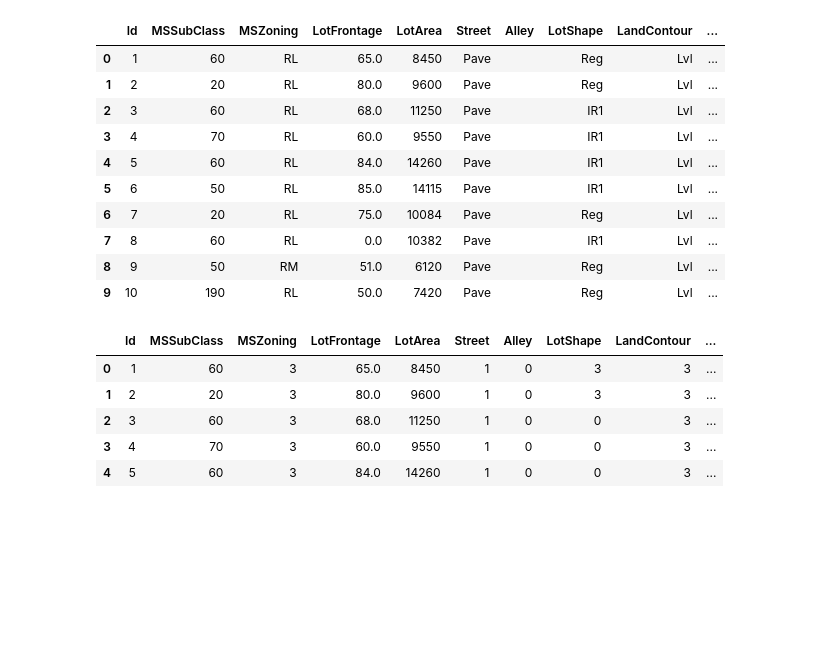
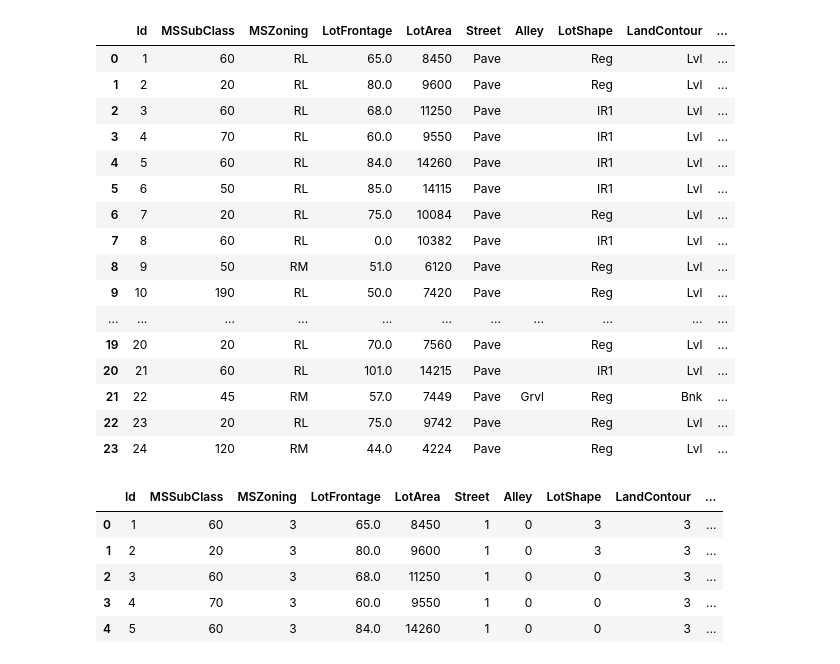
Before and after one commit to radz1/MachineLearn, a Jupyter notebook: HousePricesAssignment.ipynb, the cells around one changed output. Drawn from its saved outputs; the diff is of its cells as text; code cells hidden in the pictures; blank space fills up the shorter version.

```diff
--- a/HousePricesAssignment.ipynb
+++ b/HousePricesAssignment.ipynb
@@ -23,18 +23,24 @@ for col in train:
 
     train.shape
 # %%
-train.head(10)
+train.head(24)
 # %% [output]
 |  | Id | MSSubClass | MSZoning | LotFrontage | LotArea | Street | Alley | LotShape | LandContour | ... |
 | 0 | 1 | 60 | RL | 65.0 | 8450 | Pave |  | Reg | Lvl | ... |
 | 1 | 2 | 20 | RL | 80.0 | 9600 | Pave |  | Reg | Lvl | ... |
 | 2 | 3 | 60 | RL | 68.0 | 11250 | Pave |  | IR1 | Lvl | ... |
 | 3 | 4 | 70 | RL | 60.0 | 9550 | Pave |  | IR1 | Lvl | ... |
 | 4 | 5 | 60 | RL | 84.0 | 14260 | Pave |  | IR1 | Lvl | ... |
 | 5 | 6 | 50 | RL | 85.0 | 14115 | Pave |  | IR1 | Lvl | ... |
 | 6 | 7 | 20 | RL | 75.0 | 10084 | Pave |  | Reg | Lvl | ... |
 | 7 | 8 | 60 | RL | 0.0 | 10382 | Pave |  | IR1 | Lvl | ... |
 | 8 | 9 | 50 | RM | 51.0 | 6120 | Pave |  | Reg | Lvl | ... |
 | 9 | 10 | 190 | RL | 50.0 | 7420 | Pave |  | Reg | Lvl | ... |
+| ... | ... | ... | ... | ... | ... | ... | ... | ... | ... | ... |
+| 19 | 20 | 20 | RL | 70.0 | 7560 | Pave |  | Reg | Lvl | ... |
+| 20 | 21 | 60 | RL | 101.0 | 14215 | Pave |  | IR1 | Lvl | ... |
+| 21 | 22 | 45 | RM | 57.0 | 7449 | Pave | Grvl | Reg | Bnk | ... |
+| 22 | 23 | 20 | RL | 75.0 | 9742 | Pave |  | Reg | Lvl | ... |
+| 23 | 24 | 120 | RM | 44.0 | 4224 | Pave |  | Reg | Lvl | ... |
 # %%
 #Encode the value for the string column
```
Also changed, not shown: parts of 4 cells of this notebook, 1 other file.
